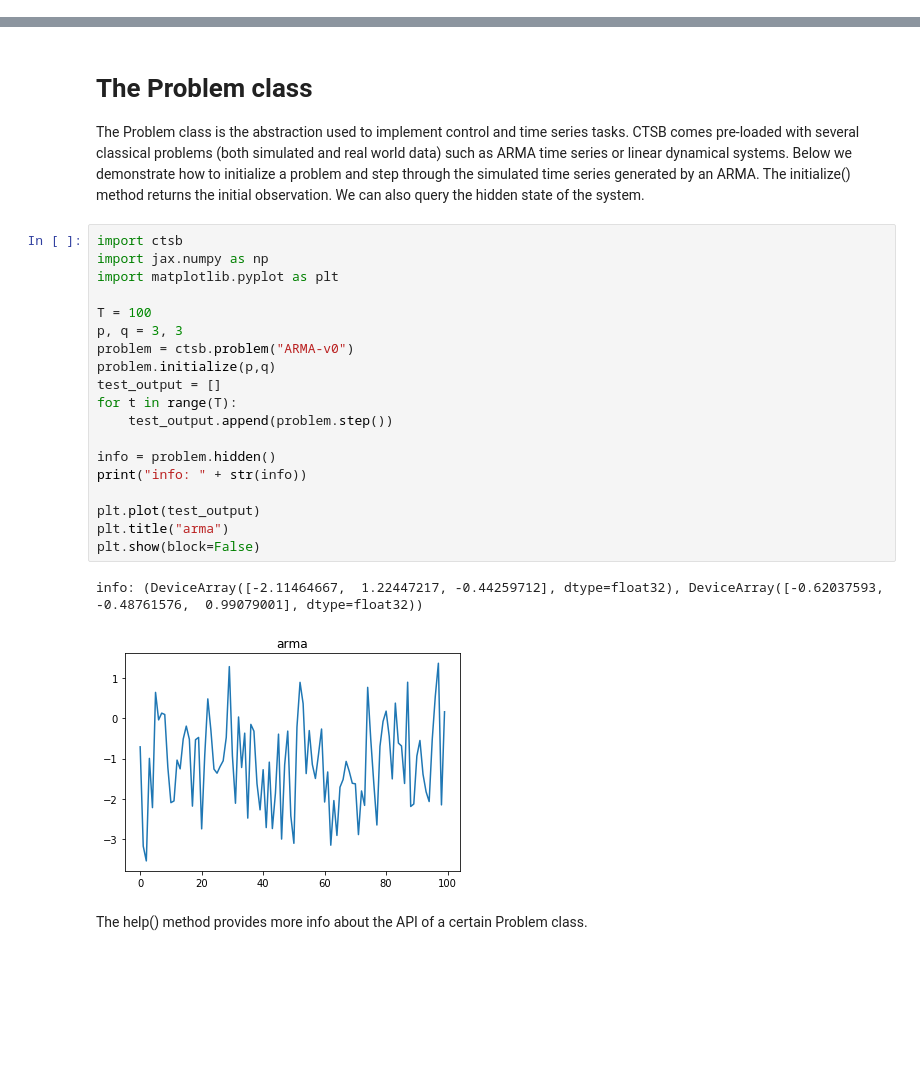
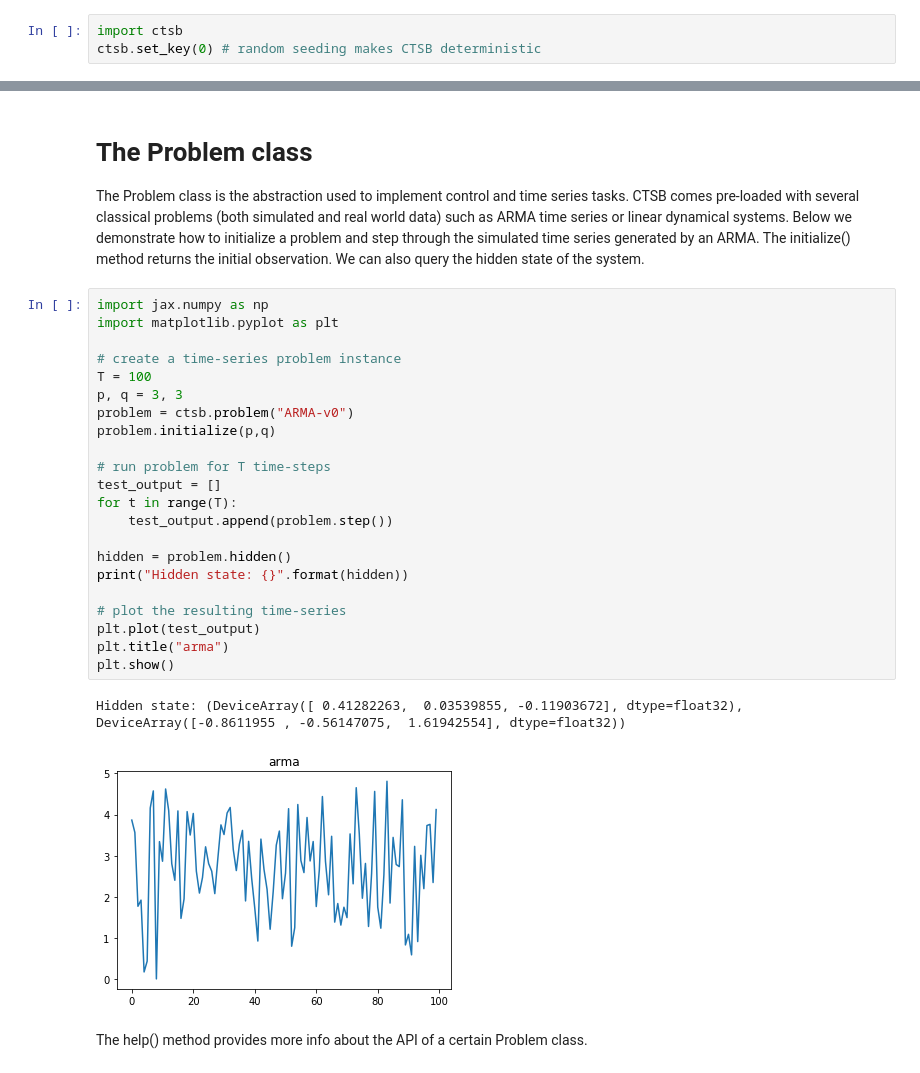
Before and after one commit to MinRegret/TigerControl, a Jupyter notebook: notebooks/QuickStart.ipynb, the cells around one changed output, grey strips where cells are left out. Cells and saved outputs as stored; diff of their text form; blank space fills up the shorter version.

```diff
--- a/notebooks/QuickStart.ipynb
+++ b/notebooks/QuickStart.ipynb
@@ -22,0 +13,3 @@ Successfully built ctsb
+# %%
+import ctsb
+ctsb.set_key(0) # random seeding makes CTSB deterministic
@@ -24,27 +19,30 @@ Successfully built ctsb
 # The Problem class
 The Problem class is the abstraction used to implement control and time series tasks. CTSB comes pre-loaded with several classical problems (both simulated and real world data) such as ARMA time series or linear dynamical systems. Below we demonstrate how to initialize a problem and step through the simulated time series generated by an ARMA. The initialize() method returns the initial observation. We can also query the hidden state of the system.
 # %%
-import ctsb
 import jax.numpy as np
 import matplotlib.pyplot as plt
 
+# create a time-series problem instance
 T = 100
 p, q = 3, 3
 problem = ctsb.problem("ARMA-v0")
 problem.initialize(p,q)
+
+# run problem for T time-steps
 test_output = []
 for t in range(T):
     test_output.append(problem.step())
 
-info = problem.hidden()
-print("info: " + str(info))
+hidden = problem.hidden()
+print("Hidden state: {}".format(hidden))
 
+# plot the resulting time-series
 plt.plot(test_output)
 plt.title("arma")
-plt.show(block=False)
+plt.show()
 # %% [output]
-info: (DeviceArray([-2.11464667,  1.22447217, -0.44259712], dtype=float32), DeviceArray([-0.62037593, -0.48761576,  0.99079001], dtype=float32))
+Hidden state: (DeviceArray([ 0.41282263,  0.03539855, -0.11903672], dtype=float32), DeviceArray([-0.8611955 , -0.56147075,  1.61942554], dtype=float32))
-[figure, old version]
+[figure, new version]
 # %% [markdown]
 The help() method provides more info about the API of a certain Problem class.
 # %%
```
Also changed, not shown: parts of 18 cells of this notebook.
